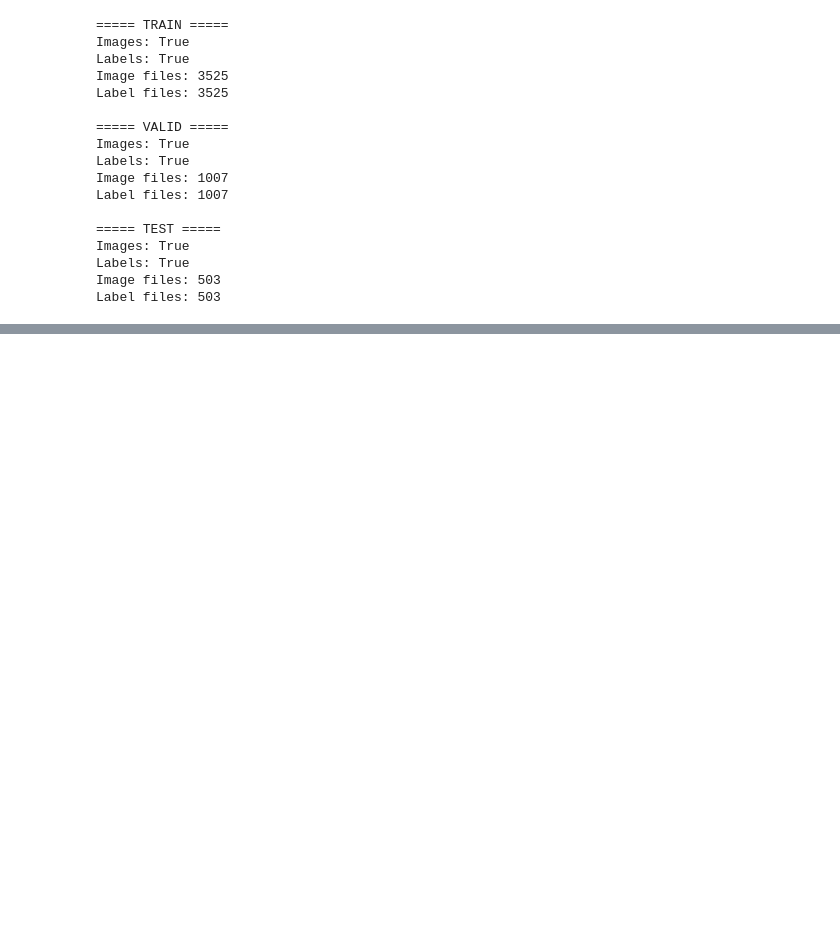
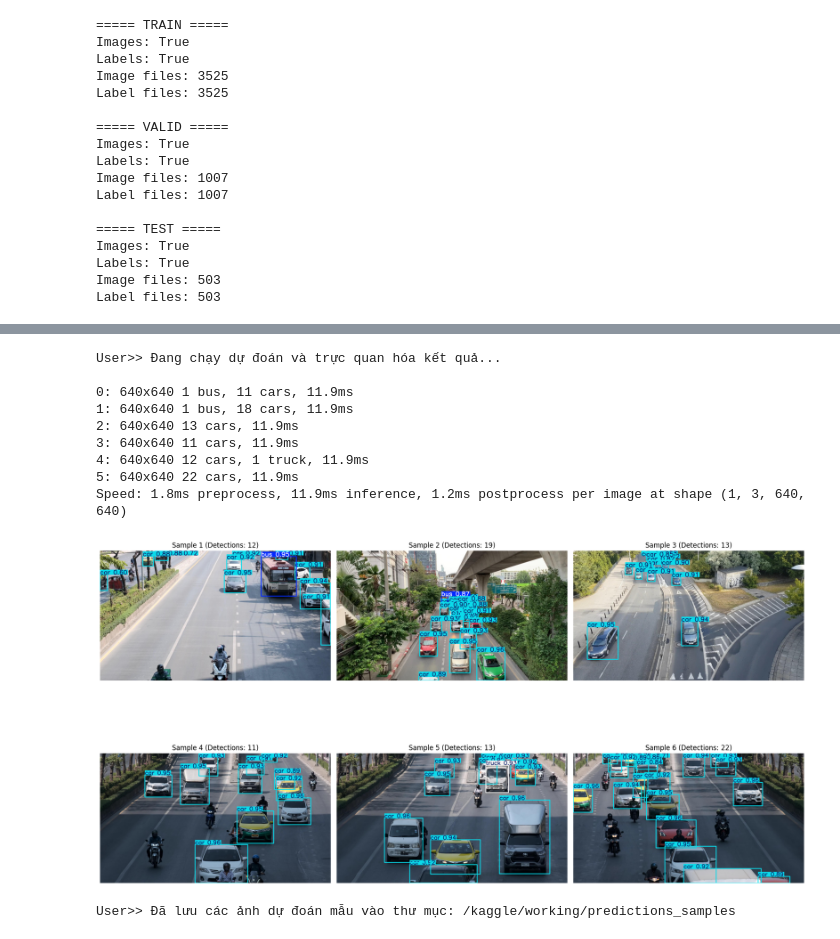
Before and after one commit to Trqc-Nam/Surveillance-Camera-Vehicle-Detection, a Jupyter notebook: train_yolo.ipynb, the cells around one changed output, grey strips where cells are left out. Saved outputs shown, nothing was run; the diff lists cells and outputs as text; code cells hidden in the pictures; blank space fills up the shorter version.

Commit message:
Kaggle Notebook | Top-View Camera Vehicle Detection | Evaluate the model Yolo

```diff
--- a/train_yolo.ipynb
+++ b/train_yolo.ipynb
@@ -241,0 +308,50 @@ Label files: 503
+# %%
+
+test_images_dir = '/kaggle/input/datasets/miladbayat/surveillance-cameras/SurveillanceCameras/test/images'
+output_vis_dir = '/kaggle/working/predictions_samples'
+os.makedirs(output_vis_dir, exist_ok=True)
+
+# Lấy danh sách 6 ảnh mẫu từ tập test
+sample_images = [os.path.join(test_images_dir, f) for f in os.listdir(test_images_dir) if f.endswith(('.jpg', '.jpeg', '.png'))][:6]
+
+print("\nUser>> Đang chạy dự đoán và trực quan hóa kết quả...")
+results = model.predict(
+    source=sample_images,
+    conf=0.25,        # Threshold độ tin cậy
+    iou=0.45,        # NMS IoU threshold
+    save=False       # Tự vẽ bằng OpenCV để hiển thị đẹp trên Notebook
+)
+
+# Vẽ và hiển thị ảnh kết quả
+fig, axes = plt.subplots(2, 3, figsize=(18, 12))
+axes = axes.flatten()
+
+for idx, (result, img_path) in enumerate(zip(results, sample_images)):
+    # BGR -> RGB
+    annotated_img = result.plot()
+    annotated_img_rgb = cv2.cvtColor(annotated_img, cv2.COLOR_BGR2RGB)
+
+    # Lưu ảnh ra đĩa
+    save_path = os.path.join(output_vis_dir, f"sample_{idx+1}.jpg")
+    cv2.imwrite(save_path, annotated_img)
+
+    # Hiển thị trên Notebook
+    axes[idx].imshow(annotated_img_rgb)
+    axes[idx].set_title(f"Sample {idx+1} (Detections: {len(result.boxes)})")
+    axes[idx].axis('off')
+
+plt.tight_layout()
+plt.show()
+print(f"User>> Đã lưu các ảnh dự đoán mẫu vào thư mục: {output_vis_dir}")
+# %% [output]
+User>> Đang chạy dự đoán và trực quan hóa kết quả...
+
+0: 640x640 1 bus, 11 cars, 11.9ms
+1: 640x640 1 bus, 18 cars, 11.9ms
+2: 640x640 13 cars, 11.9ms
+3: 640x640 11 cars, 11.9ms
+4: 640x640 12 cars, 1 truck, 11.9ms
+5: 640x640 22 cars, 11.9ms
+Speed: 1.8ms preprocess, 11.9ms inference, 1.2ms postprocess per image at shape (1, 3, 640, 640)
+[figure, added]
+User>> Đã lưu các ảnh dự đoán mẫu vào thư mục: /kaggle/working/predictions_samples
```
Also changed, not shown: parts of 3 cells of this notebook.
